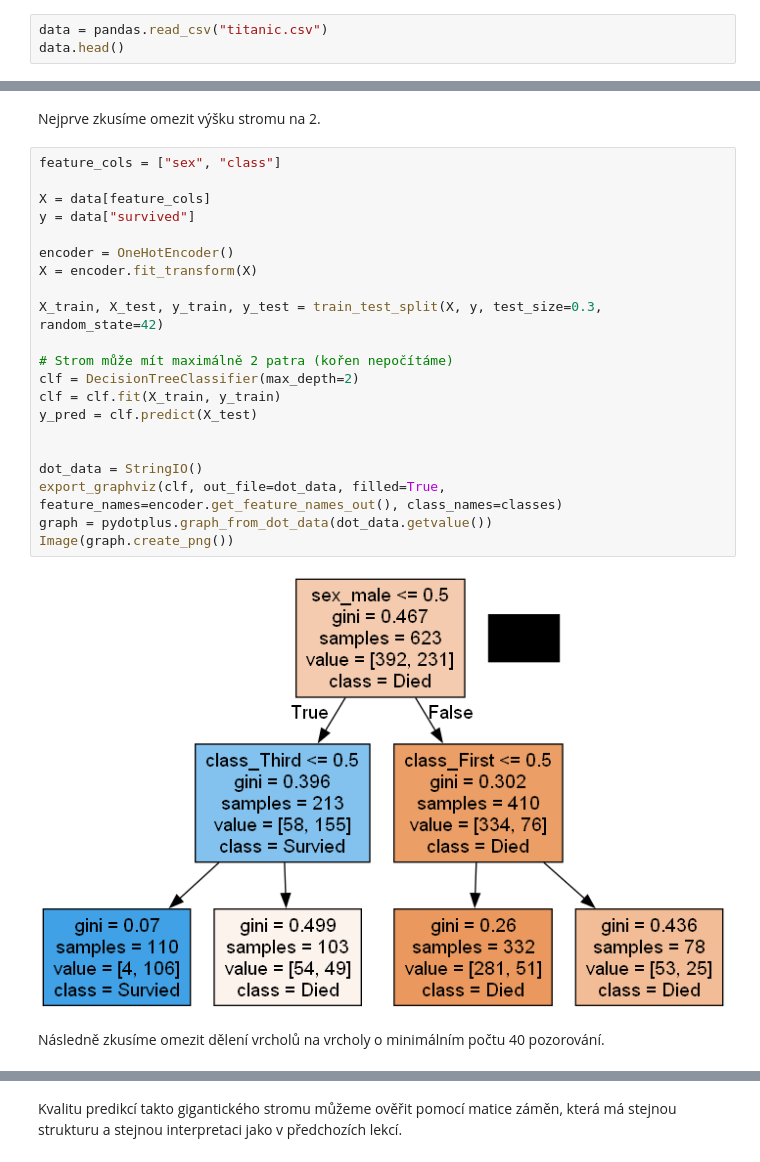
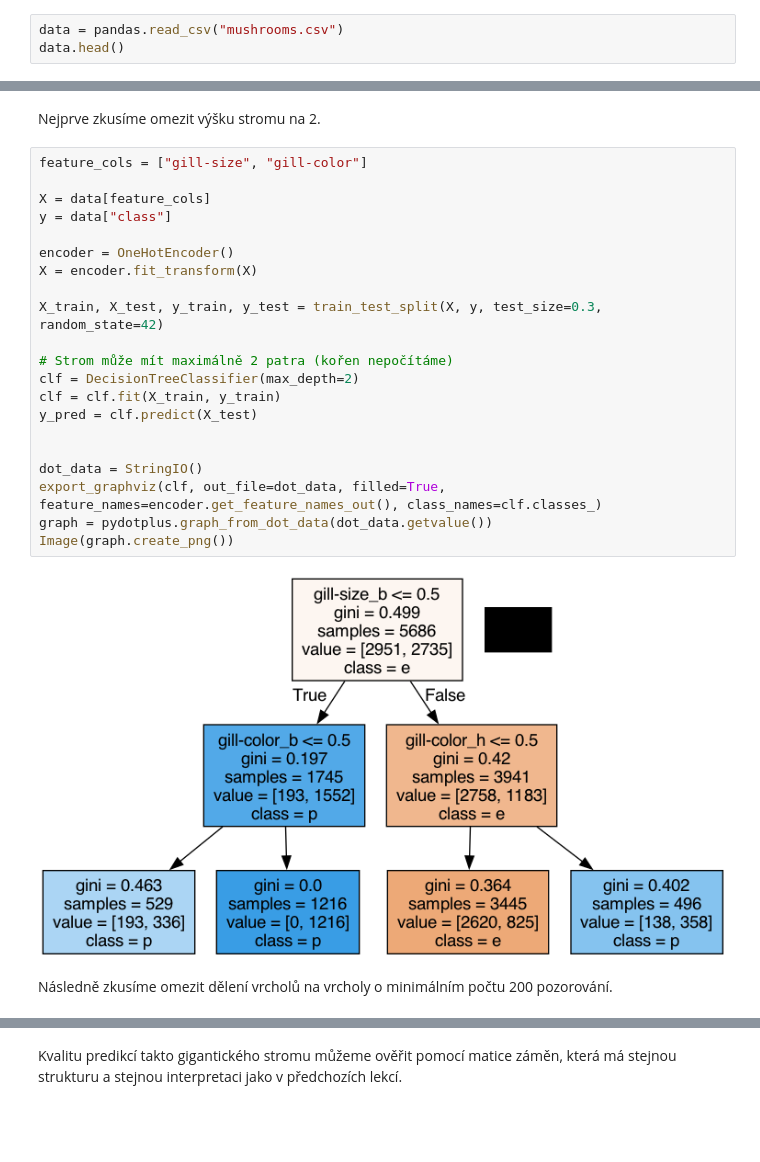
Before and after one commit to pesikj/PythonProDataScience, a Jupyter notebook: 07/lekce.ipynb, the cells around one changed output, grey strips where cells are left out. Saved outputs shown, nothing was run; the diff lists cells and outputs as text; blank space fills up the shorter version.

```diff
--- a/07/lekce.ipynb
+++ b/07/lekce.ipynb
@@ -37,4 +37,4 @@ Budeme pracovat s daty v souboru [titanic.csv](titanic.csv), která obsahují da
 # %%
-data = pandas.read_csv("titanic.csv")
+data = pandas.read_csv("mushrooms.csv")
 data.head()
 # %% [output]
@@ -224,28 +310,28 @@ Overfitting může omezit též `min_samples_split`, protože brání tomu, aby
 # %% [markdown]
 Nejprve zkusíme omezit výšku stromu na 2.
 # %%
-feature_cols = ["sex", "class"]
+feature_cols = ["gill-size", "gill-color"]
 
 X = data[feature_cols]
-y = data["survived"]
+y = data["class"]
 
 encoder = OneHotEncoder()
 X = encoder.fit_transform(X)
 
 X_train, X_test, y_train, y_test = train_test_split(X, y, test_size=0.3, random_state=42)
 
 # Strom může mít maximálně 2 patra (kořen nepočítáme)
 clf = DecisionTreeClassifier(max_depth=2)
 clf = clf.fit(X_train, y_train)
 y_pred = clf.predict(X_test)
 
 
 dot_data = StringIO()
-export_graphviz(clf, out_file=dot_data, filled=True, feature_names=encoder.get_feature_names_out(), class_names=classes)
+export_graphviz(clf, out_file=dot_data, filled=True, feature_names=encoder.get_feature_names_out(), class_names=clf.classes_)
 graph = pydotplus.graph_from_dot_data(dot_data.getvalue())
 Image(graph.create_png())
 # %% [output]
-[figure, old version]
+[figure, new version]
 # %% [markdown]
-Následně zkusíme omezit dělení vrcholů na vrcholy o minimálním počtu 40 pozorování.
+Následně zkusíme omezit dělení vrcholů na vrcholy o minimálním počtu 200 pozorování.
 # %%
```
Also changed, not shown: parts of 39 cells of this notebook, 2 other files.
